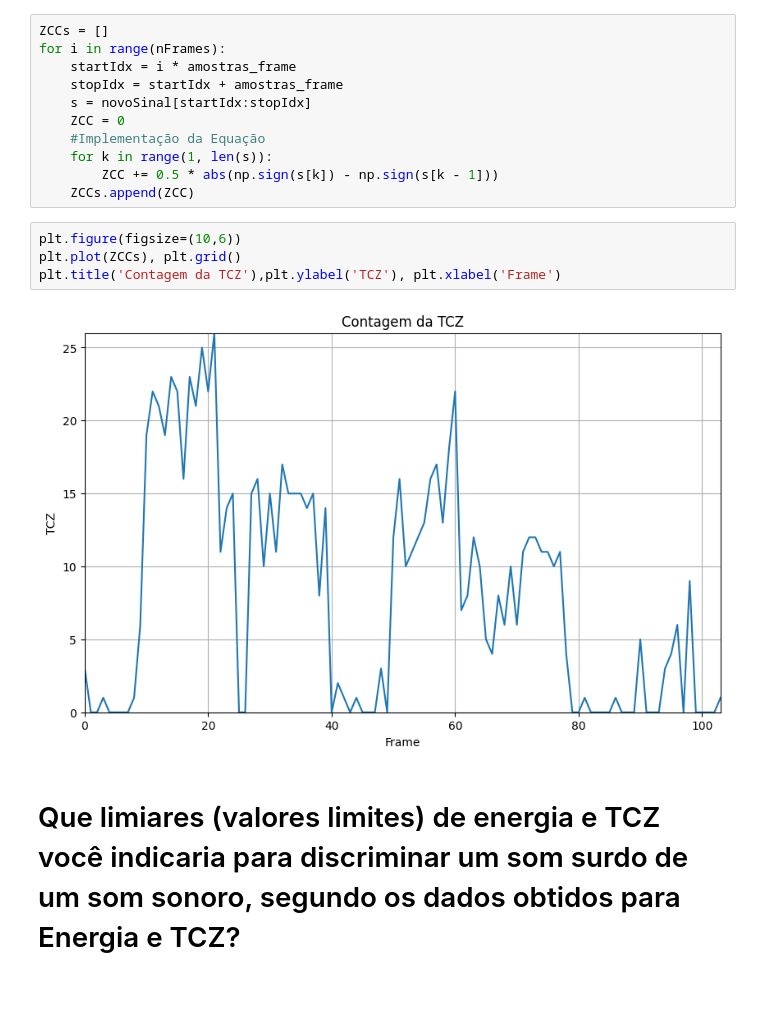
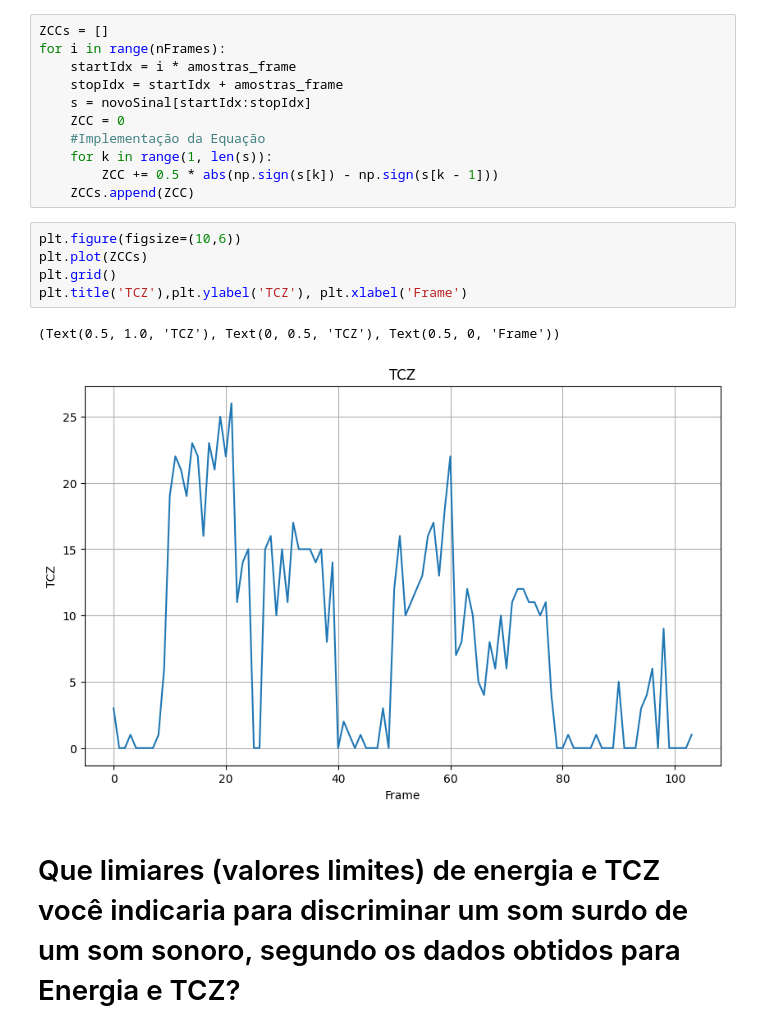
Before and after one commit to pedrodsk/pdsv, a Jupyter notebook: exercicio_01/exercicio01.ipynb, the cells around one changed output. Saved outputs shown, nothing was run; the diff lists cells and outputs as text; blank space fills up the shorter version.

```diff
--- a/exercicio_01/exercicio01.ipynb
+++ b/exercicio_01/exercicio01.ipynb
@@ -166,10 +181,12 @@ for i in range(nFrames):
     ZCCs.append(ZCC)
 # %%
 plt.figure(figsize=(10,6))
-plt.plot(ZCCs), plt.grid()
-plt.title('Contagem da TCZ'),plt.ylabel('TCZ'), plt.xlabel('Frame')
+plt.plot(ZCCs)
+plt.grid()
+plt.title('TCZ'),plt.ylabel('TCZ'), plt.xlabel('Frame')
 # %% [output]
+(Text(0.5, 1.0, 'TCZ'), Text(0, 0.5, 'TCZ'), Text(0.5, 0, 'Frame'))
-[figure, old version]
+[figure, new version]
 # %% [markdown]
 # Que limiares (valores limites) de energia e TCZ você indicaria para discriminar um som surdo de um som sonoro, segundo os dados obtidos para Energia e TCZ?
 # %%
```
Also changed, not shown: parts of 11 cells of this notebook, 10 other files.
